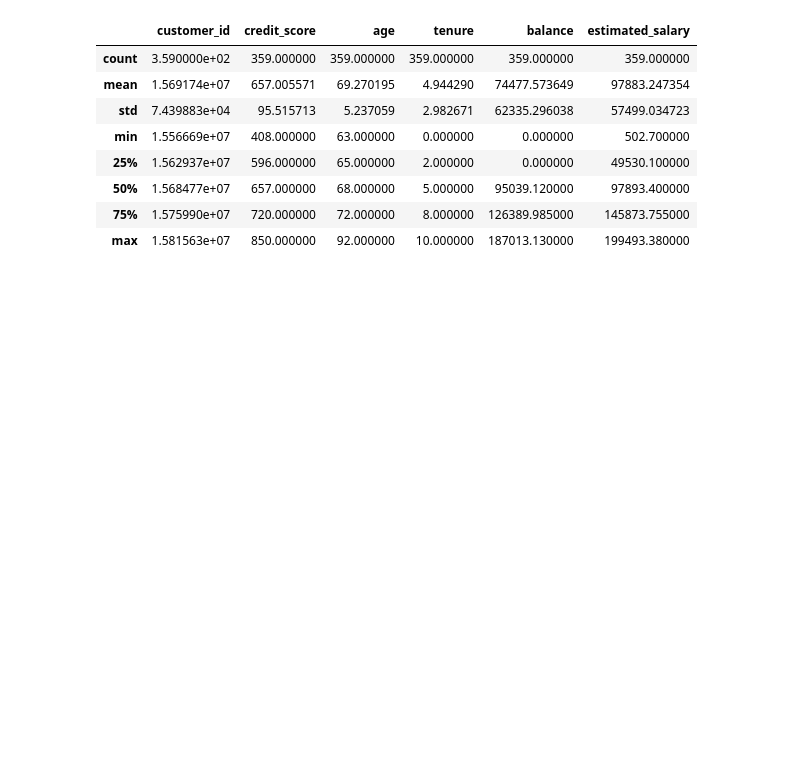
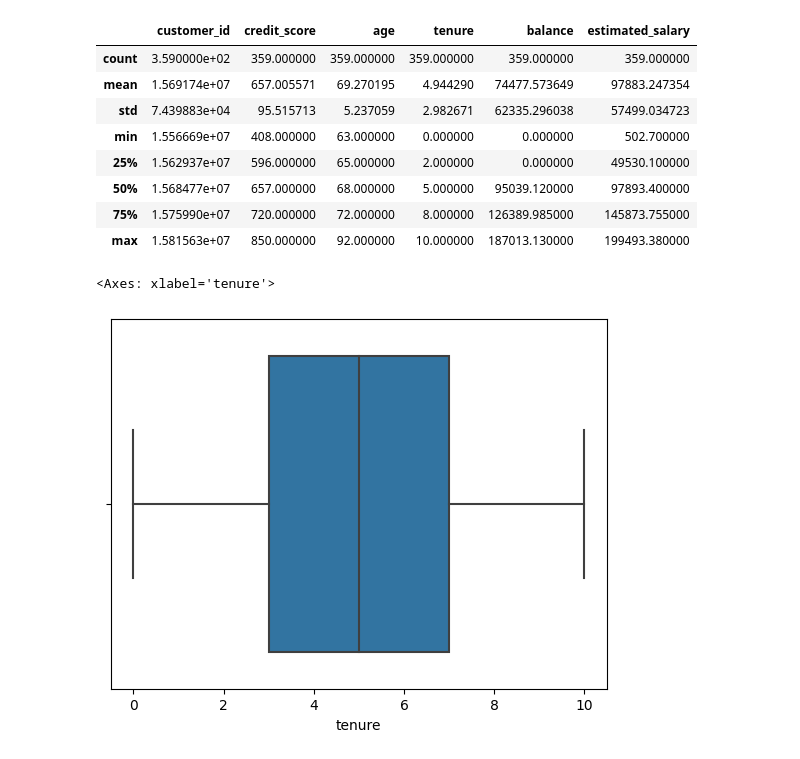
Before and after one commit to Shweta-singh-davv/python-data-science, a Jupyter notebook: bank_customer_churn.ipynb, the cells around one changed output. Saved outputs shown, nothing was run; the diff lists cells and outputs as text; code cells hidden in the pictures; blank space fills up the shorter version.

```diff
--- a/bank_customer_churn.ipynb
+++ b/bank_customer_churn.ipynb
@@ -193,3 +193,10 @@ customer_age_anamoly.describe()
 | 50% | 1.568477e+07 | 657.000000 | 68.000000 | 5.000000 | 95039.120000 | 97893.400000 |
 | 75% | 1.575990e+07 | 720.000000 | 72.000000 | 8.000000 | 126389.985000 | 145873.755000 |
 | max | 1.581563e+07 | 850.000000 | 92.000000 | 10.000000 | 187013.130000 | 199493.380000 |
+# %%
+# boxplot of tenure
+sns.boxplot(x='tenure',data=bank_customer)
+# customers are evenly distributed in the tenure range of 0 to 10
+# %% [output]
+<Axes: xlabel='tenure'>
+[figure, added]
```
Also changed, not shown: parts of 5 cells of this notebook.
